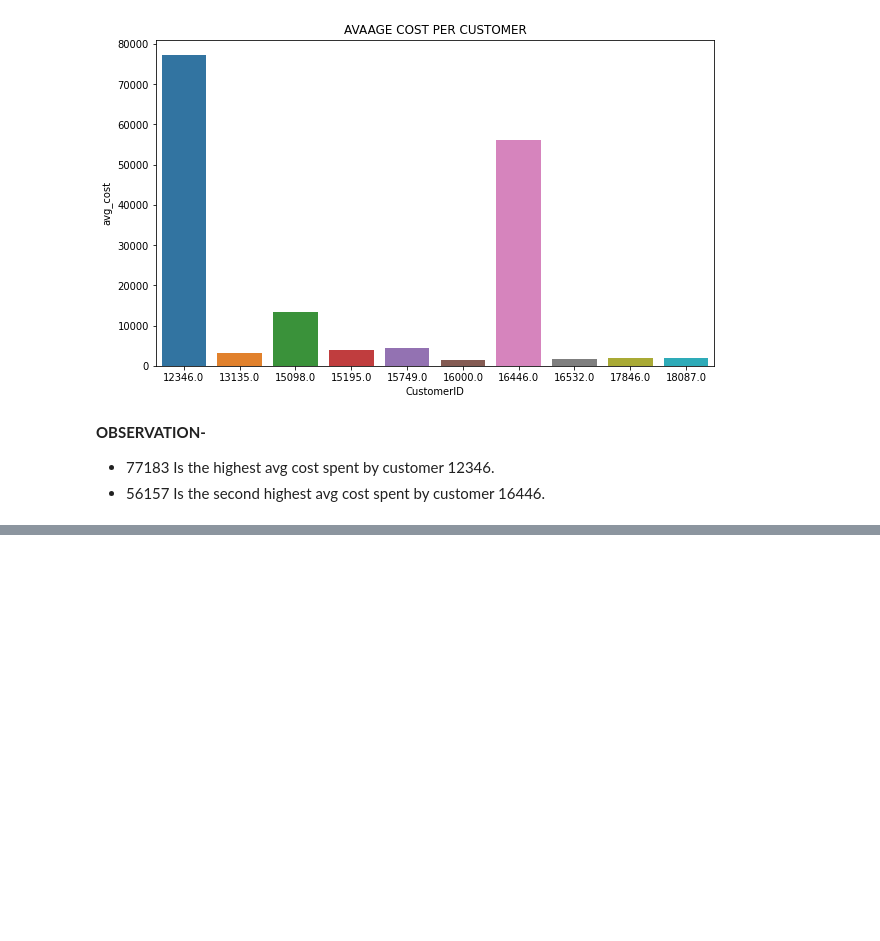
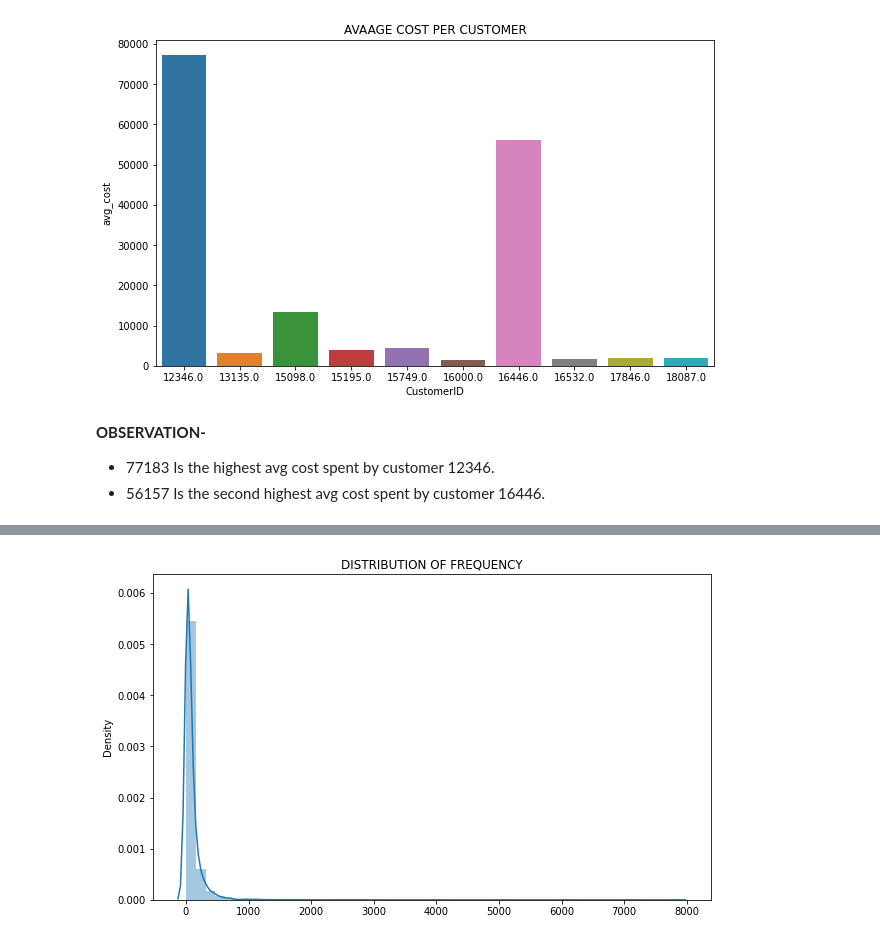
Before and after one commit to PrateekKumar88888/Online-Retail-Customer-Segmentation, a Jupyter notebook: Online_retail_customer_segmentation.ipynb, the cells around one changed output, grey strips where cells are left out. Drawn from its saved outputs; the diff is of its cells as text; code cells hidden in the pictures; blank space fills up the shorter version.

```diff
--- a/Online_retail_customer_segmentation.ipynb
+++ b/Online_retail_customer_segmentation.ipynb
@@ -520,0 +597,7 @@ plt.show()
+# %%
+plt.figure(figsize=(10,6))
+sns.distplot(x=rfm_df['Frequency'])
+plt.title('DISTRIBUTION OF FREQUENCY')
+plt.show()
+# %% [output]
+[figure, added]
```
Also changed, not shown: parts of 49 cells of this notebook.
